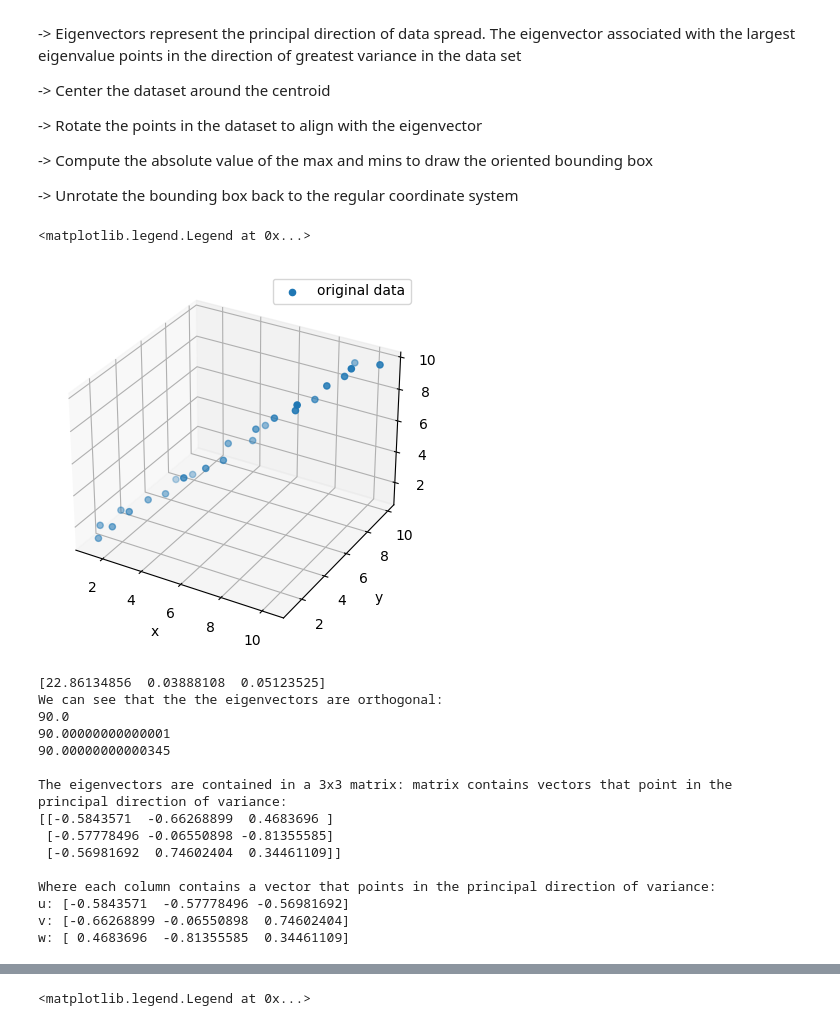
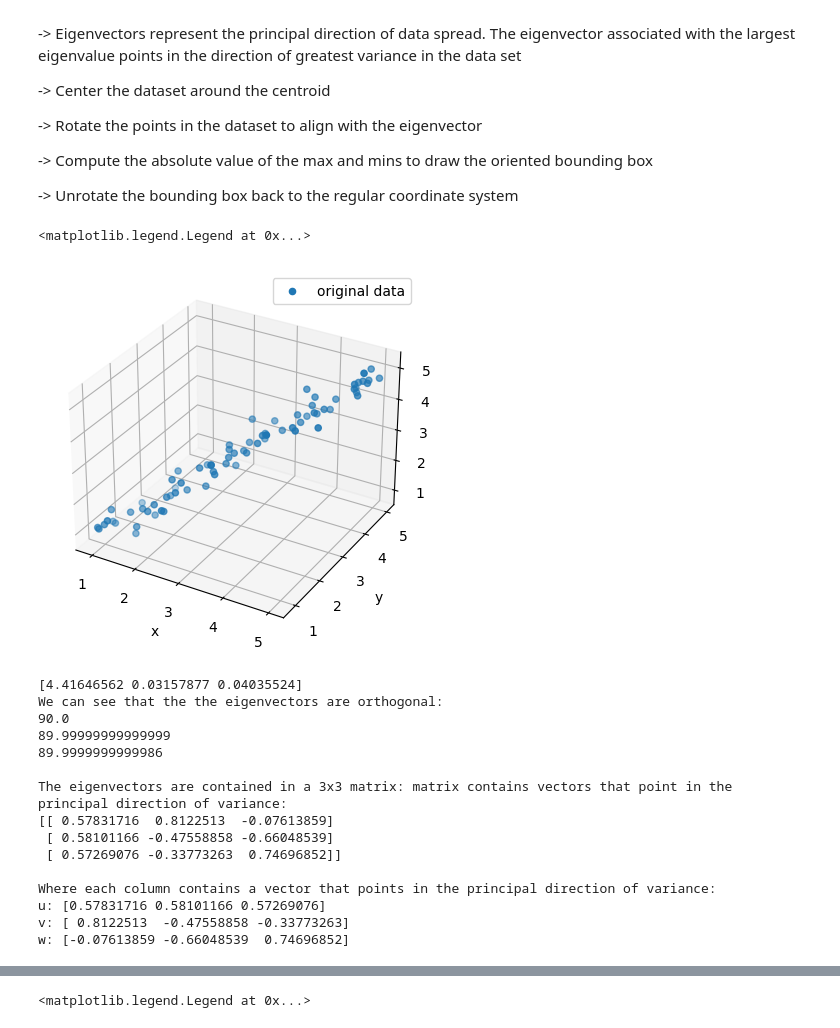
Before and after one commit to VRazgaitis/geometry_engine, a Jupyter notebook: bounding_box.ipynb, the cells around one changed output, grey strips where cells are left out. Cells and saved outputs as stored; diff of their text form; code cells hidden in the pictures.

```diff
--- a/bounding_box.ipynb
+++ b/bounding_box.ipynb
@@ -24,9 +24,9 @@ from mpl_toolkits.mplot3d import Axes3D
 
 
 # generate random points, add noise to dataset
-y = np.linspace(1, 10, 25) + np.random.normal(0, 0.2, 25)
-z = np.linspace(1, 10, 25) + np.random.normal(0, 0.2, 25)
-x = np.linspace(1, 10, 25) + np.random.normal(0, 0.2, 25)
+y = np.linspace(1, 5, 75) + np.random.normal(0, 0.2, 75)
+z = np.linspace(1, 5, 75) + np.random.normal(0, 0.2, 75)
+x = np.linspace(1, 5, 75) + np.random.normal(0, 0.2, 75)
 data = np.vstack([x, y, z])
 
 # for additional testing
@@ -34,34 +34,34 @@ data = np.vstack([x, y, z])
 #     [2.9332705452110419, 14.005997384948117, 6.1899642452550392],
 #     [1.2796522506551051, 22.683917742744043, 12.887540879848547],
 #     [-3.9500367363111302, 20.248855069408705, 14.751404668622987],
 #     [-2.2964184417551925, 11.570934711612779, 8.053828034029479],
 #     [9.2360317618136420, 0.22996972574907204, 25.595435689360876],
 #     [7.5824134672577008, 8.9078900835449986, 32.293012323954386],
 #     [12.812102454223936, 11.342952756880337, 30.429148535179941],
 #     [-2.2121896654934430, 19.410762544741115, 14.427265355518752],
 #     [0.93512546588596646, 20.876224375596824, 13.305560657617981],
 #     [-3.9500367363111302, 20.248855069408705, 14.751404668622987],
 #     [-2.2121896654934430, 19.410762544741115, 14.427265355518752],
 #     [8.2569381821712469, 9.1154644721638078, 30.351490472953653],
 #     [11.404253313550655, 10.580926303019524, 29.229785775052882],
 #     [1.2796522506551051, 22.683917742744043, 12.887540879848547],
 #     [7.5824134672577008, 8.9078900835449986, 32.293012323954386],
 #     [8.2569381821712469, 9.1154644721638078, 30.351490472953653],
 #     [14.465720748779876, 2.6650323990844091, 23.731571900586438]
 #     ])
 # data = mesh.T  # transpose for means
 
 # plot pointset
 fig = plt.figure()
 ax = fig.add_subplot(111, projection='3d')
 ax.scatter(data[0,:], data[1,:], data[2,:], label="original data")
 ax.set_xlabel('x')
 ax.set_ylabel('y')
 ax.set_zlabel('z')
 ax.legend()
 # %% [output]
 <matplotlib.legend.Legend at 0x...>
-[figure, old version]
+[figure, new version]
 # %%
 means = np.mean(data, axis=1)
 # Covariance represents the degree of clustering around the mean in each axis
@@ -85,21 +85,21 @@ print(f'u: {eigenvectors[:,0]}')
 print(f'v: {eigenvectors[:,1]}')
 print(f'w: {eigenvectors[:,2]}')
 # %% [output]
-[22.86134856  0.03888108  0.05123525]
+[4.41646562 0.03157877 0.04035524]
 We can see that the the eigenvectors are orthogonal:
 90.0
-90.00000000000001
-90.00000000000345
+89.99999999999999
+89.9999999999986
 
 The eigenvectors are contained in a 3x3 matrix: matrix contains vectors that point in the principal direction of variance:
-[[-0.5843571  -0.66268899  0.4683696 ]
- [-0.57778496 -0.06550898 -0.81355585]
- [-0.56981692  0.74602404  0.34461109]]
+[[ 0.57831716  0.8122513  -0.07613859]
+ [ 0.58101166 -0.47558858 -0.66048539]
+ [ 0.57269076 -0.33773263  0.74696852]]
 
 Where each column contains a vector that points in the principal direction of variance:
-u: [-0.5843571  -0.57778496 -0.56981692]
-v: [-0.66268899 -0.06550898  0.74602404]
-w: [ 0.4683696  -0.81355585  0.34461109]
+u: [0.57831716 0.58101166 0.57269076]
+v: [ 0.8122513  -0.47558858 -0.33773263]
+w: [-0.07613859 -0.66048539  0.74696852]
 # %%
 # The eigenvectors are at the cartesian origin, meaning we need to move the point cloud to be centered around the origin to be useful
 # We do this by subtracting the means from each value. This aligns the centroid of the dataset to the cartesian origin
```
Also changed, not shown: parts of 4 cells of this notebook, 1 other file.
